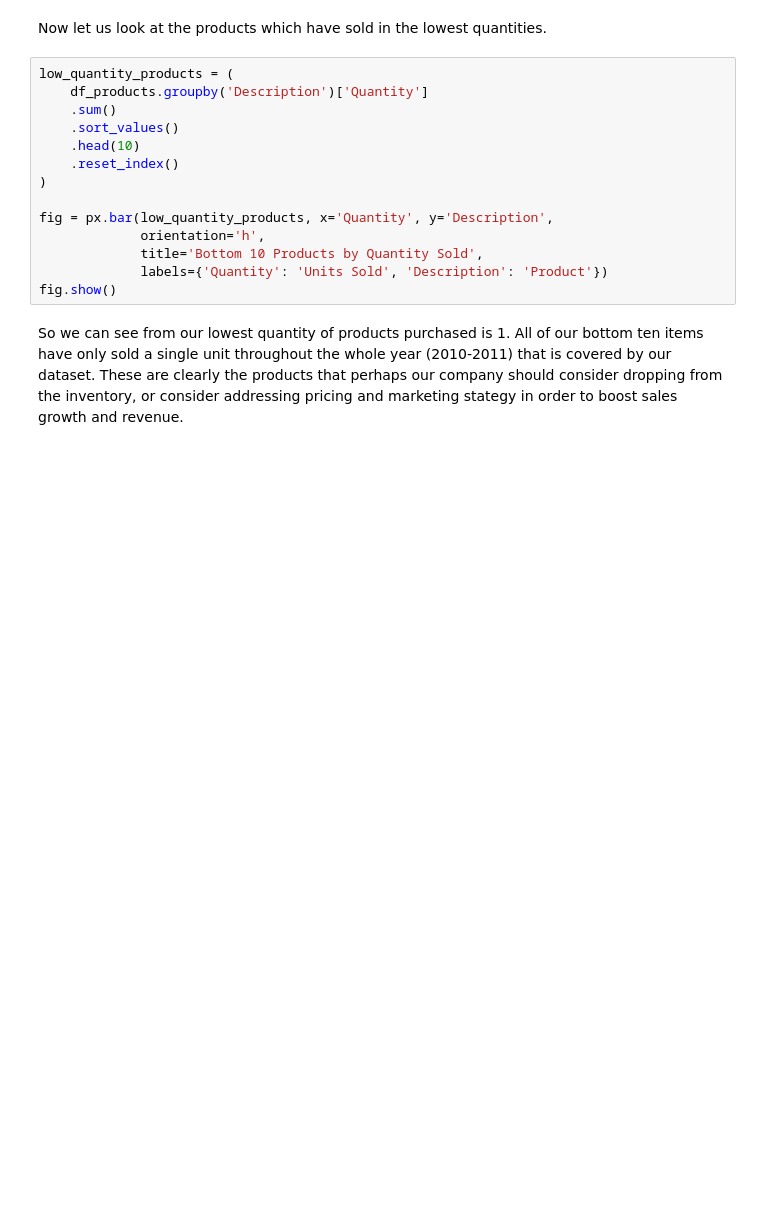
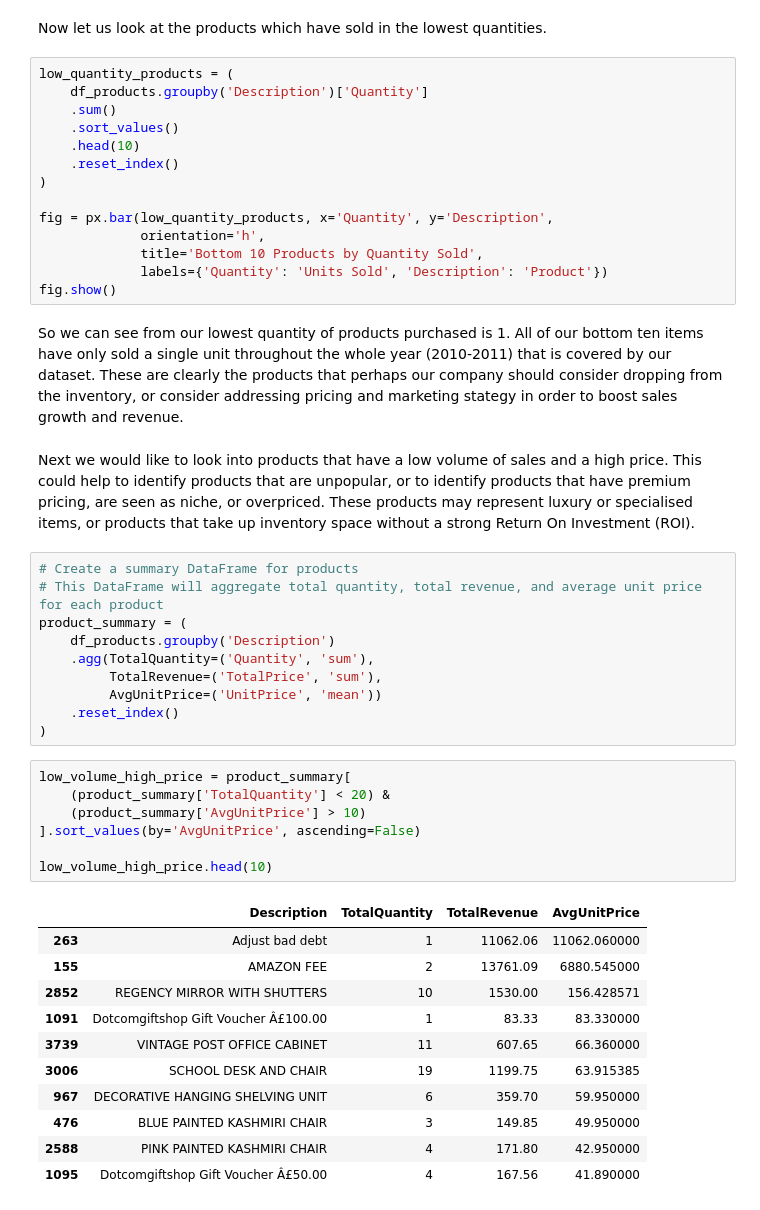
Before and after one commit to Ray99-cpu/Online_Business_Analysis, a Jupyter notebook: jupyter_notebooks/exploratory_data_analysis.ipynb, the cells around one changed output. Drawn from its saved outputs; the diff is of its cells as text; blank space fills up the shorter version.

Commit message:
Add low volume/high price dataframe

```diff
--- a/jupyter_notebooks/exploratory_data_analysis.ipynb
+++ b/jupyter_notebooks/exploratory_data_analysis.ipynb
@@ -226,3 +226,34 @@ fig = px.bar(low_quantity_products, x='Quantity', y='Description',
 fig.show()
 # %% [markdown]
 So we can see from our lowest quantity of products purchased is 1. All of our bottom ten items have only sold a single unit throughout the whole year (2010-2011) that is covered by our dataset. These are clearly the products that perhaps our company should consider dropping from the inventory, or consider addressing pricing and marketing stategy in order to boost sales growth and revenue.
+# %% [markdown]
+Next we would like to look into products that have a low volume of sales and a high price. This could help to identify products that are unpopular, or to identify products that have premium pricing, are seen as niche, or overpriced. These products may represent luxury or specialised items, or products that take up inventory space without a strong Return On Investment (ROI).
+# %%
+# Create a summary DataFrame for products
+# This DataFrame will aggregate total quantity, total revenue, and average unit price for each product
+product_summary = (
+    df_products.groupby('Description')
+    .agg(TotalQuantity=('Quantity', 'sum'),
+         TotalRevenue=('TotalPrice', 'sum'),
+         AvgUnitPrice=('UnitPrice', 'mean'))
+    .reset_index()
+)
+# %%
+low_volume_high_price = product_summary[
+    (product_summary['TotalQuantity'] < 20) &
+    (product_summary['AvgUnitPrice'] > 10)
+].sort_values(by='AvgUnitPrice', ascending=False)
+
+low_volume_high_price.head(10)
+# %% [output]
+|  | Description | TotalQuantity | TotalRevenue | AvgUnitPrice |
+| 263 | Adjust bad debt | 1 | 11062.06 | 11062.060000 |
+| 155 | AMAZON FEE | 2 | 13761.09 | 6880.545000 |
+| 2852 | REGENCY MIRROR WITH SHUTTERS | 10 | 1530.00 | 156.428571 |
+| 1091 | Dotcomgiftshop Gift Voucher Â£100.00 | 1 | 83.33 | 83.330000 |
+| 3739 | VINTAGE POST OFFICE CABINET | 11 | 607.65 | 66.360000 |
+| 3006 | SCHOOL DESK AND CHAIR | 19 | 1199.75 | 63.915385 |
+| 967 | DECORATIVE HANGING SHELVING UNIT | 6 | 359.70 | 59.950000 |
+| 476 | BLUE PAINTED KASHMIRI CHAIR | 3 | 149.85 | 49.950000 |
+| 2588 | PINK PAINTED KASHMIRI CHAIR | 4 | 171.80 | 42.950000 |
+| 1095 | Dotcomgiftshop Gift Voucher Â£50.00 | 4 | 167.56 | 41.890000 |
```
Also changed, not shown: parts of 2 cells of this notebook.
